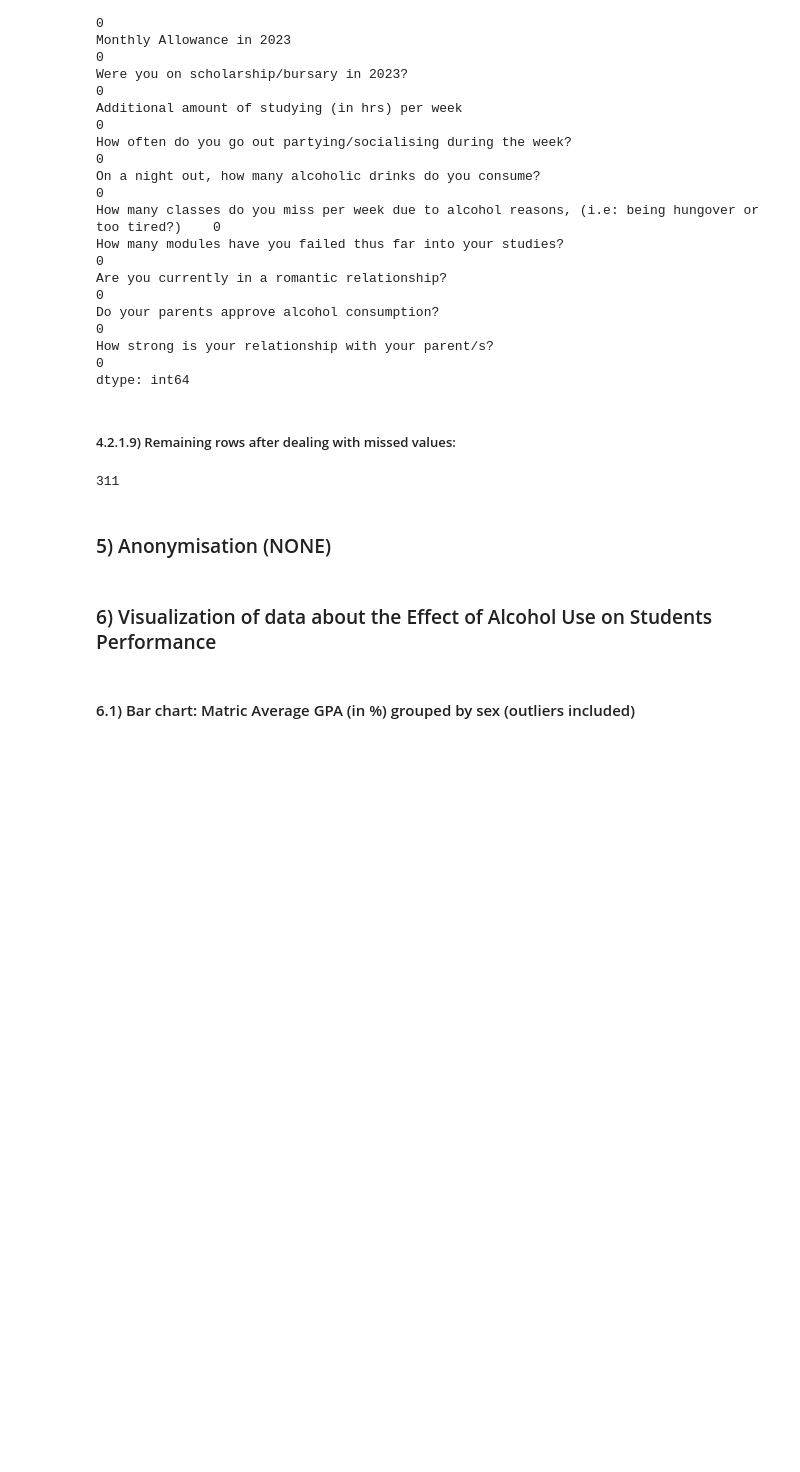
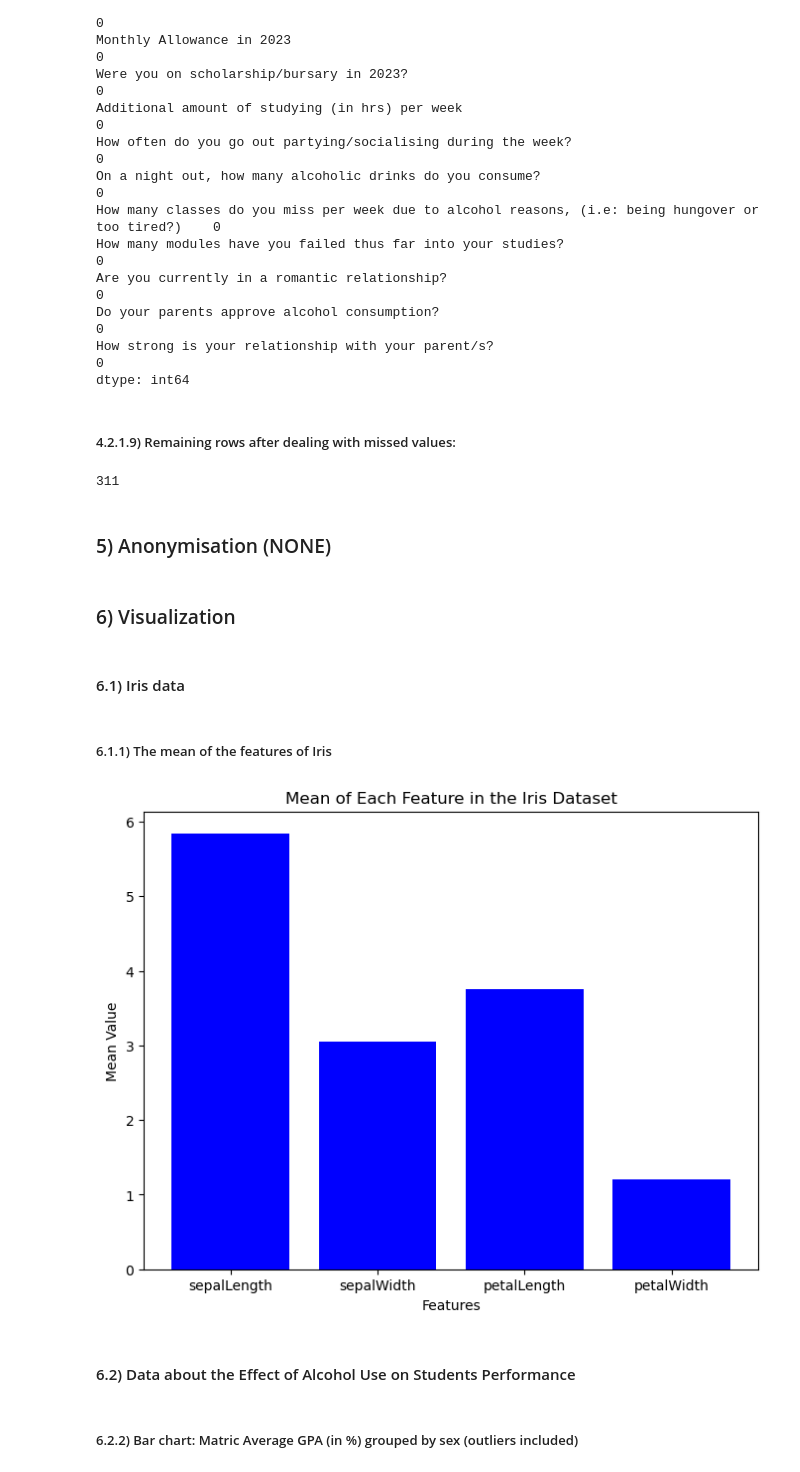
Before and after one commit to TRossen89/BI_MP_Assignments, a Jupyter notebook: MP1_Data_Ingestion_and_Wrangling.ipynb, the cells around one changed output. Saved outputs shown, nothing was run; the diff lists cells and outputs as text; code cells hidden in the pictures; blank space fills up the shorter version.

Commit message:
Some numpy used on iris data

```diff
--- a/MP1_Data_Ingestion_and_Wrangling.ipynb
+++ b/MP1_Data_Ingestion_and_Wrangling.ipynb
@@ -130,10 +130,11 @@ def load_json_file(file_path):
 
     df = pd.DataFrame(data)
 
-    return df
+    # Assuming the last column is the target
+    data_2d = df.iloc[:, :-1].to_numpy()  # Convert all but the last column to a 2D NumPy array
+    target_1d = df.iloc[:, -1].to_numpy()  # Convert the last column to a 1D NumPy array
 
-# Example usage
-#df = load_json_file('C:/User/SomeDirectory/SomeFile.json')
+    return df, data_2d, target_1d
 # %% [markdown]
 ### 2.5) def load_csv_file()
 # %%
@@ -157,7 +158,7 @@ uspres_df = load_excel_file("C:/Users/acm11/BusinessIntelligencedat4/US_Presiden
 # %% [markdown]
 ### 3.2) JSON -> Data Frame
 # %%
-iris_df = load_json_file("C:/Users/acm11/BusinessIntelligencedat4/iris.json")
+iris_df, iris_2d, iris_1d = load_json_file("C:/Users/acm11/BusinessIntelligencedat4/iris.json")
 # %% [markdown]
 ### 3.3) CSV -> Data Frame
 # %%
@@ -225,0 +265,5 @@ dtype: int64
+# %%
+import numpy as np
+
+mean_of_features = np.mean(iris_2d, axis=0)
+mean_of_features
@@ -678,7 +724,26 @@ alcohol_clean5.shape[0]
 # %% [markdown]
 ### 5) Anonymisation (NONE)
 # %% [markdown]
-### 6) Visualization of data about the Effect of Alcohol Use on Students Performance
+### 6) Visualization
+# %% [markdown]
+#### 6.1) Iris data
+# %% [markdown]
+##### 6.1.1) The mean of the features of Iris
+# %%
+import matplotlib.pyplot as plt
+
+feature_names = ['sepalLength', 'sepalWidth', 'petalLength', 'petalWidth']
+
+plt.figure(figsize=(8, 6))
+plt.bar(feature_names, mean_of_features, color='blue')
+plt.xlabel('Features')
+plt.ylabel('Mean Value')
+plt.title('Mean of Each Feature in the Iris Dataset')
+plt.show()
+# %% [output]
+[figure, added]
 # %% [markdown]
-#### 6.1) Bar chart: Matric Average GPA (in %) grouped by sex (outliers included)
+#### 6.2) Data about the Effect of Alcohol Use on Students Performance
+# %% [markdown]
+##### 6.2.2) Bar chart: Matric Average GPA (in %) grouped by sex (outliers included)
 # %%
```
Also changed, not shown: parts of 19 cells of this notebook.
